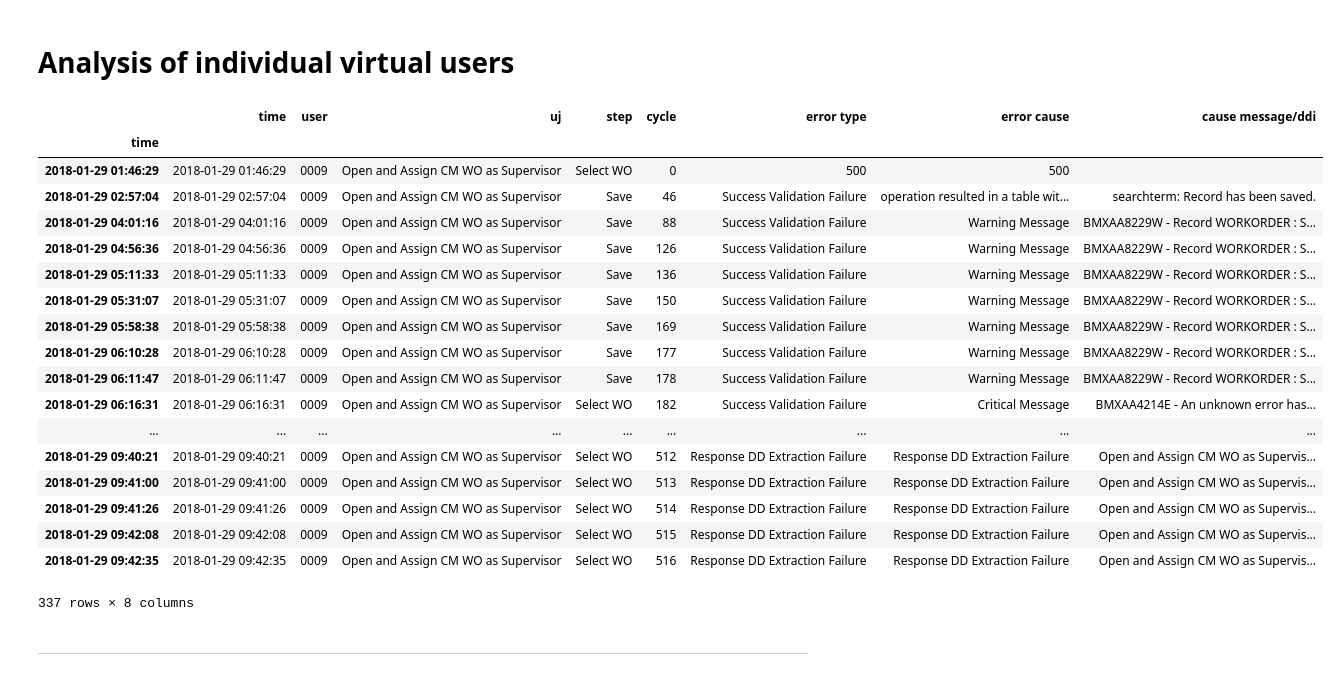
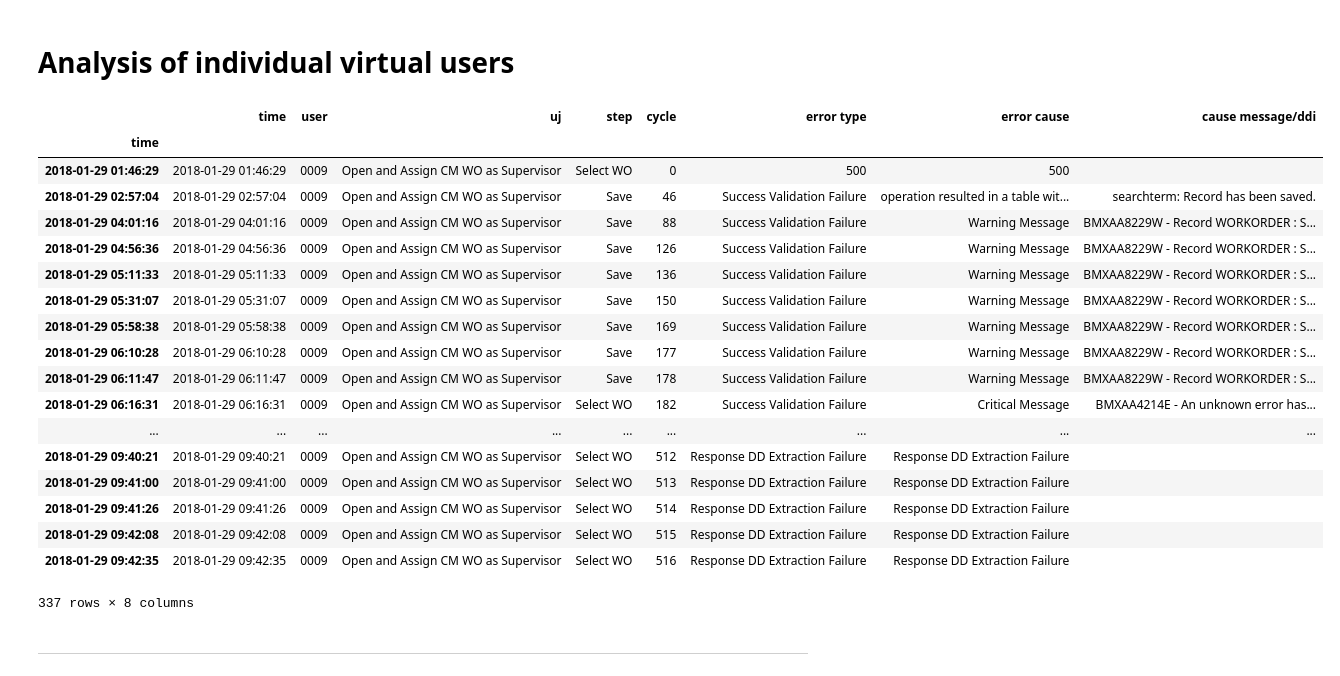
Before and after one commit to bobev18/errlogana, a Jupyter notebook: Log Error Analysis.ipynb, the cells around one changed output. Saved outputs shown, nothing was run; the diff lists cells and outputs as text; code cells hidden in the pictures.

Commit message:
adds IPython.display; fixes bug in Error.show

```diff
--- a/Log Error Analysis.ipynb
+++ b/Log Error Analysis.ipynb
@@ -68,7 +68,7 @@ class TestError():
                 ('cycle', self.cycleid),
                 ('error type', self.errortype),
                 ('error cause', self.cause),
-                ('cause message/ddi', message),
+                ('cause message/ddi', self.cause_message),
                ])
 
     def set_snapshot_details(self):
@@ -511,25 +513,25 @@ the_table.set_fontsize(14)
 # %%
 errs9 = vusers['0009'].get_errors()
-errs9
+display(errs9)
 # %% [output]
 |  | time | user | uj | step | cycle | error type | error cause | cause message/ddi |
 | time |  |  |  |  |  |  |  |  |
 | 2018-01-29 01:46:29 | 2018-01-29 01:46:29 | 0009 | Open and Assign CM WO as Supervisor | Select WO | 0 | 500 | 500 |  |
 | 2018-01-29 02:57:04 | 2018-01-29 02:57:04 | 0009 | Open and Assign CM WO as Supervisor | Save | 46 | Success Validation Failure | operation resulted in a table wit... | searchterm: Record has been saved. |
 | 2018-01-29 04:01:16 | 2018-01-29 04:01:16 | 0009 | Open and Assign CM WO as Supervisor | Save | 88 | Success Validation Failure | Warning Message | BMXAA8229W - Record WORKORDER : S... |
 | 2018-01-29 04:56:36 | 2018-01-29 04:56:36 | 0009 | Open and Assign CM WO as Supervisor | Save | 126 | Success Validation Failure | Warning Message | BMXAA8229W - Record WORKORDER : S... |
 | 2018-01-29 05:11:33 | 2018-01-29 05:11:33 | 0009 | Open and Assign CM WO as Supervisor | Save | 136 | Success Validation Failure | Warning Message | BMXAA8229W - Record WORKORDER : S... |
 | 2018-01-29 05:31:07 | 2018-01-29 05:31:07 | 0009 | Open and Assign CM WO as Supervisor | Save | 150 | Success Validation Failure | Warning Message | BMXAA8229W - Record WORKORDER : S... |
 | 2018-01-29 05:58:38 | 2018-01-29 05:58:38 | 0009 | Open and Assign CM WO as Supervisor | Save | 169 | Success Validation Failure | Warning Message | BMXAA8229W - Record WORKORDER : S... |
 | 2018-01-29 06:10:28 | 2018-01-29 06:10:28 | 0009 | Open and Assign CM WO as Supervisor | Save | 177 | Success Validation Failure | Warning Message | BMXAA8229W - Record WORKORDER : S... |
 | 2018-01-29 06:11:47 | 2018-01-29 06:11:47 | 0009 | Open and Assign CM WO as Supervisor | Save | 178 | Success Validation Failure | Warning Message | BMXAA8229W - Record WORKORDER : S... |
 | 2018-01-29 06:16:31 | 2018-01-29 06:16:31 | 0009 | Open and Assign CM WO as Supervisor | Select WO | 182 | Success Validation Failure | Critical Message | BMXAA4214E - An unknown error has... |
 | ... | ... | ... | ... | ... | ... | ... | ... | ... |
-| 2018-01-29 09:40:21 | 2018-01-29 09:40:21 | 0009 | Open and Assign CM WO as Supervisor | Select WO | 512 | Response DD Extraction Failure | Response DD Extraction Failure | Open and Assign CM WO as Supervis... |
-| 2018-01-29 09:41:00 | 2018-01-29 09:41:00 | 0009 | Open and Assign CM WO as Supervisor | Select WO | 513 | Response DD Extraction Failure | Response DD Extraction Failure | Open and Assign CM WO as Supervis... |
-| 2018-01-29 09:41:26 | 2018-01-29 09:41:26 | 0009 | Open and Assign CM WO as Supervisor | Select WO | 514 | Response DD Extraction Failure | Response DD Extraction Failure | Open and Assign CM WO as Supervis... |
-| 2018-01-29 09:42:08 | 2018-01-29 09:42:08 | 0009 | Open and Assign CM WO as Supervisor | Select WO | 515 | Response DD Extraction Failure | Response DD Extraction Failure | Open and Assign CM WO as Supervis... |
-| 2018-01-29 09:42:35 | 2018-01-29 09:42:35 | 0009 | Open and Assign CM WO as Supervisor | Select WO | 516 | Response DD Extraction Failure | Response DD Extraction Failure | Open and Assign CM WO as Supervis... |
+| 2018-01-29 09:40:21 | 2018-01-29 09:40:21 | 0009 | Open and Assign CM WO as Supervisor | Select WO | 512 | Response DD Extraction Failure | Response DD Extraction Failure |  |
+| 2018-01-29 09:41:00 | 2018-01-29 09:41:00 | 0009 | Open and Assign CM WO as Supervisor | Select WO | 513 | Response DD Extraction Failure | Response DD Extraction Failure |  |
+| 2018-01-29 09:41:26 | 2018-01-29 09:41:26 | 0009 | Open and Assign CM WO as Supervisor | Select WO | 514 | Response DD Extraction Failure | Response DD Extraction Failure |  |
+| 2018-01-29 09:42:08 | 2018-01-29 09:42:08 | 0009 | Open and Assign CM WO as Supervisor | Select WO | 515 | Response DD Extraction Failure | Response DD Extraction Failure |  |
+| 2018-01-29 09:42:35 | 2018-01-29 09:42:35 | 0009 | Open and Assign CM WO as Supervisor | Select WO | 516 | Response DD Extraction Failure | Response DD Extraction Failure |  |
 337 rows × 8 columns
 # %% [markdown]
 ---------------------------------------------------
```
Also changed, not shown: parts of 35 cells of this notebook.
